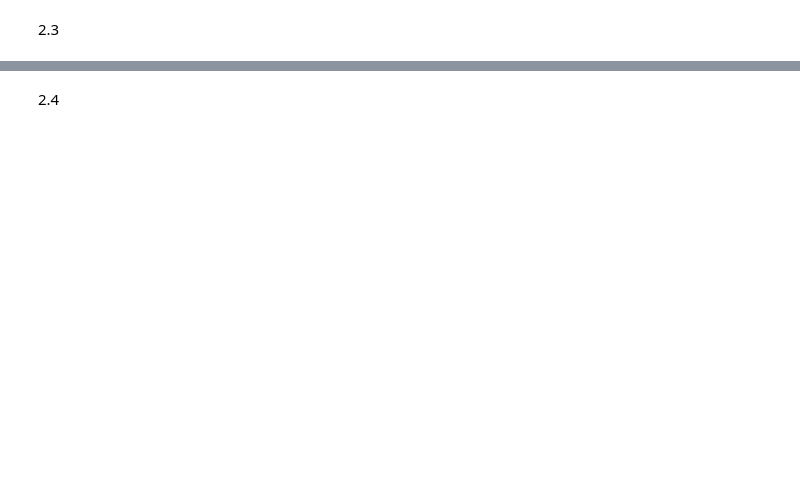
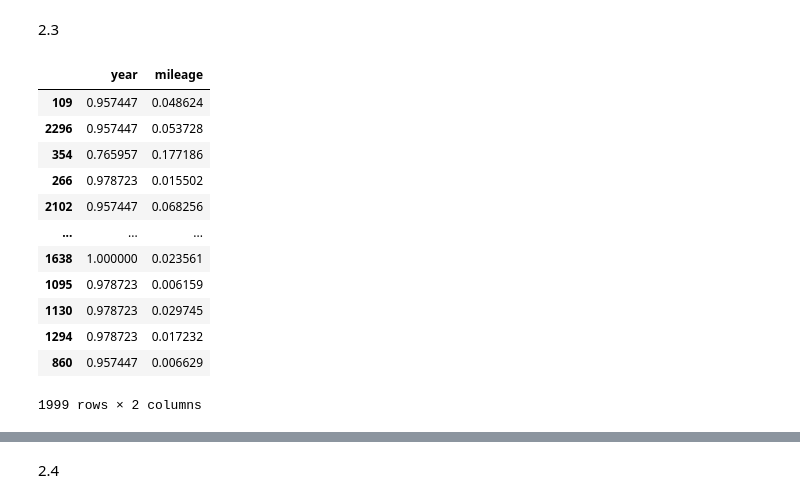
Before and after one commit to mchen899923/knn_assignment, a Jupyter notebook: assignment_knn.ipynb, the cells around one changed output, grey strips where cells are left out. Cells and saved outputs as stored; diff of their text form; code cells hidden in the pictures; blank space fills up the shorter version.

```diff
--- a/assignment_knn.ipynb
+++ b/assignment_knn.ipynb
@@ -118,12 +107,24 @@ X.head()
 # %% [markdown]
 2.3
 # %%
-y = keep_cars_df["mileage"] #Create target variable vector
-X = keep_cars_df.loc[:,["year"]] #Create feature matrix
-X = X.apply(maxmin) # Normalize X
-
 # Split the sample:
 from sklearn.model_selection import train_test_split
-X_train, X_test, y_train, y_test = train_test_split(X,y, # Feature and target variables
-                                                    test_size=.2, # Split the sample 80 train/ 20 test
-                                                    random_state=65) # For replication purposes
+X = keep_cars_df.loc[:, ["year", "mileage"]]
+y = keep_cars_df.loc[:, "price"]
+
+X_train, X_test, y_train, y_test = train_test_split(X, y, test_size=0.2, random_state=42)
+X_train
+# %% [output]
+|  | year | mileage |
+| 109 | 0.957447 | 0.048624 |
+| 2296 | 0.957447 | 0.053728 |
+| 354 | 0.765957 | 0.177186 |
+| 266 | 0.978723 | 0.015502 |
+| 2102 | 0.957447 | 0.068256 |
+| ... | ... | ... |
+| 1638 | 1.000000 | 0.023561 |
+| 1095 | 0.978723 | 0.006159 |
+| 1130 | 0.978723 | 0.029745 |
+| 1294 | 0.978723 | 0.017232 |
+| 860 | 0.957447 | 0.006629 |
+1999 rows × 2 columns
```
Also changed, not shown: parts of 10 cells of this notebook.
